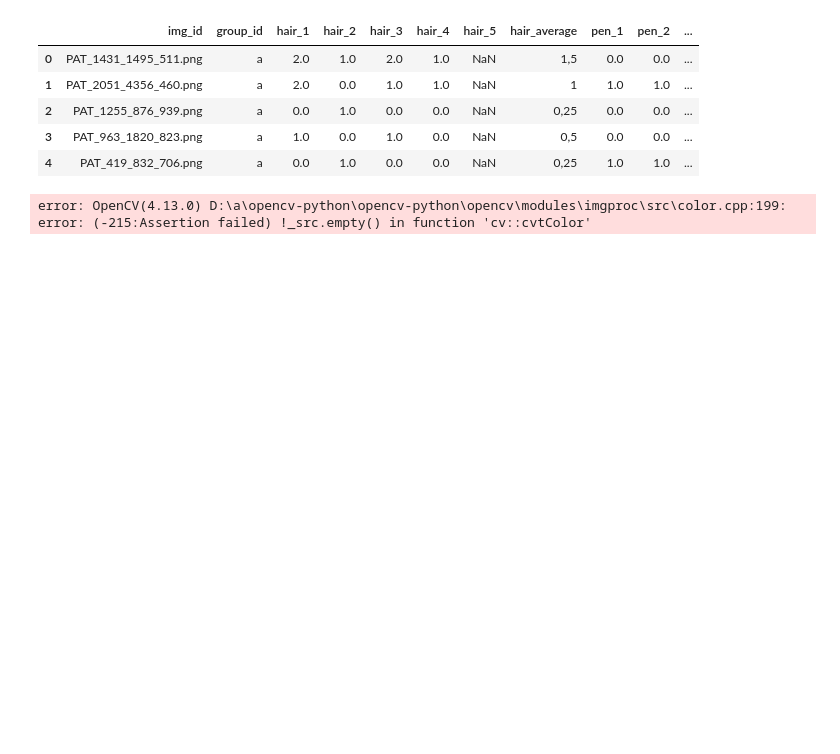
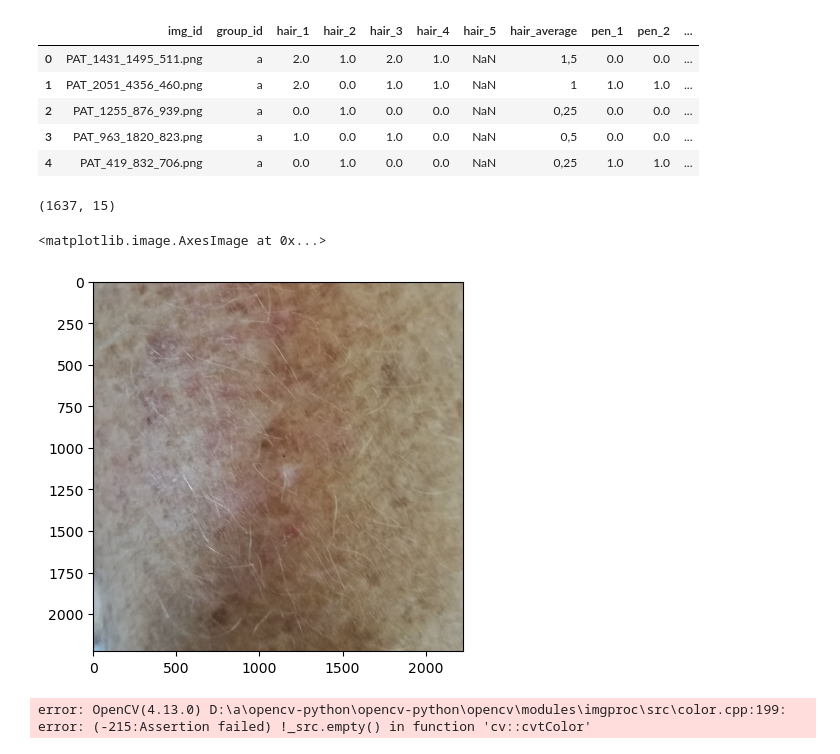
Before and after one commit to FrejaITU/PDS_Whales_Also_Have_Skin_Lesions, a Jupyter notebook: Hair_average.ipynb, the cells around one changed output. Cells and saved outputs as stored; diff of their text form; code cells hidden in the pictures; blank space fills up the shorter version.

```diff
--- a/Hair_average.ipynb
+++ b/Hair_average.ipynb
@@ -17,6 +17,10 @@ metadata.head(5)
 | 2 | PAT_1255_876_939.png | a | 0.0 | 1.0 | 0.0 | 0.0 | NaN | 0,25 | 0.0 | 0.0 | ... |
 | 3 | PAT_963_1820_823.png | a | 1.0 | 0.0 | 1.0 | 0.0 | NaN | 0,5 | 0.0 | 0.0 | ... |
 | 4 | PAT_419_832_706.png | a | 0.0 | 1.0 | 0.0 | 0.0 | NaN | 0,25 | 1.0 | 1.0 | ... |
+# %%
+metadata.shape
+# %% [output]
+(1637, 15)
 # %%
 def hair_coverage(img_gray):
 
@@ -30,6 +34,18 @@ def hair_coverage(img_gray):
     coverage = hair_area / total_area
 
     return round(coverage, 4)
+# %%
+img_id = metadata["img_id"][0]
+img_path = (f"data/imgs/{img_id}")
+
+img_org_hair = cv2.imread(img_path)
+
+img_gray_hair = cv2.cvtColor(img_org_hair, cv2.COLOR_BGR2GRAY)
+
+plt.imshow(cv2.cvtColor(img_org_hair, cv2.COLOR_BGR2RGB))
+# %% [output]
+<matplotlib.image.AxesImage at 0x...>
+[figure, added]
 # %%
 metadata["coverage_hair"] = 0
 # %%
```
